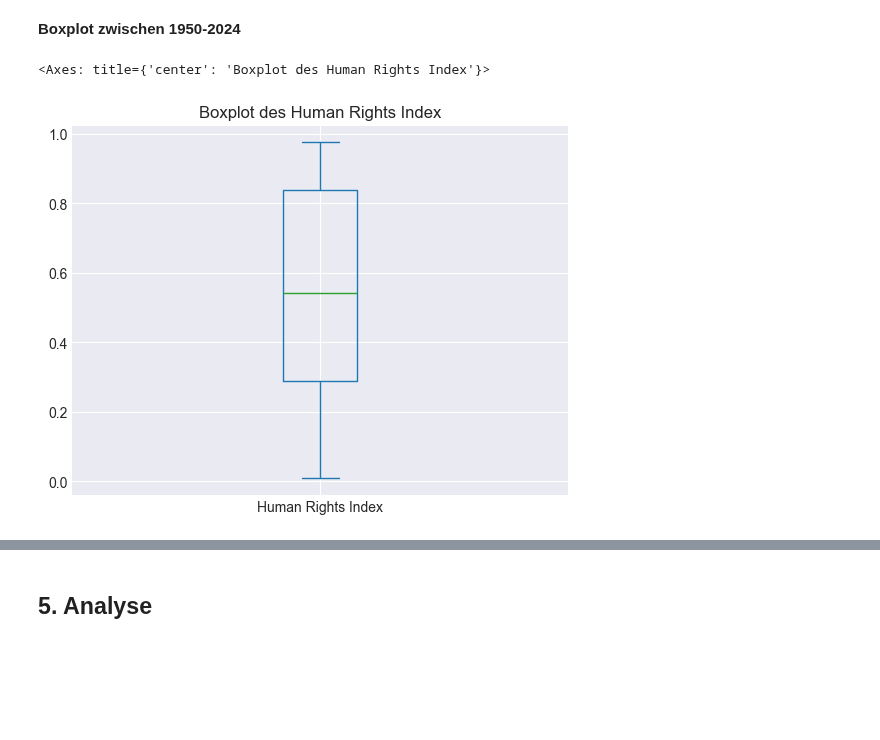
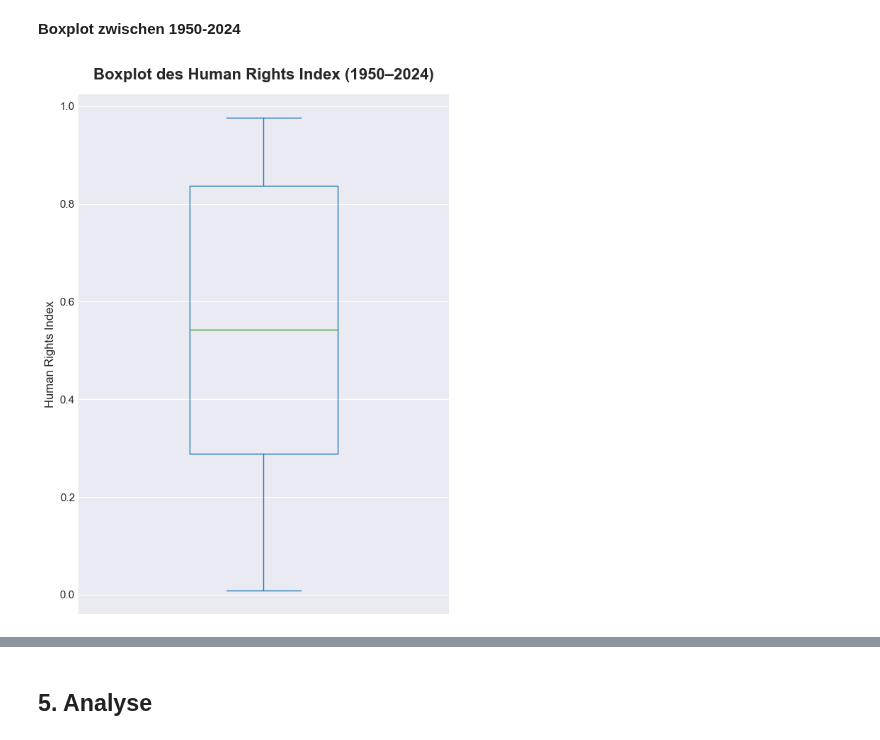
Before and after one commit to haschdav/LN-Python, a Jupyter notebook: LN_Python.ipynb, the cells around one changed output, grey strips where cells are left out. Drawn from its saved outputs; the diff is of its cells as text; code cells hidden in the pictures; blank space fills up the shorter version.

```diff
--- a/LN_Python.ipynb
+++ b/LN_Python.ipynb
@@ -262,9 +315,31 @@ df.loc[1950:2024, 'Human Rights Index'].count()
 # %% [markdown]
 **Boxplot zwischen 1950-2024**
 # %%
-df[df["Jahr"].between(1950, 2024)]["Human Rights Index"].plot.box(
-    title="Boxplot des Human Rights Index"
+
+
+plt.style.use("seaborn-v0_8-darkgrid")
+
+ax = df[df["Jahr"].between(1950, 2024)]["Human Rights Index"].plot.box(
+    figsize=(6, 8),
+    widths=0.4
 )
+
+ax.set_title(
+    "Boxplot des Human Rights Index (1950–2024)",
+    fontsize=16,
+    fontweight="bold",
+    pad=15
+)
+
+ax.set_ylabel("Human Rights Index", fontsize=12)
+
+# Saubere Optik
+ax.spines["top"].set_visible(False)
+ax.spines["right"].set_visible(False)
+ax.tick_params(axis="y", labelsize=11)
+ax.set_xticks([])
+
+plt.tight_layout()
+plt.show()
 # %% [output]
-<Axes: title={'center': 'Boxplot des Human Rights Index'}>
-[figure, old version]
+[figure, new version]
```
Also changed, not shown: parts of 18 cells of this notebook.
